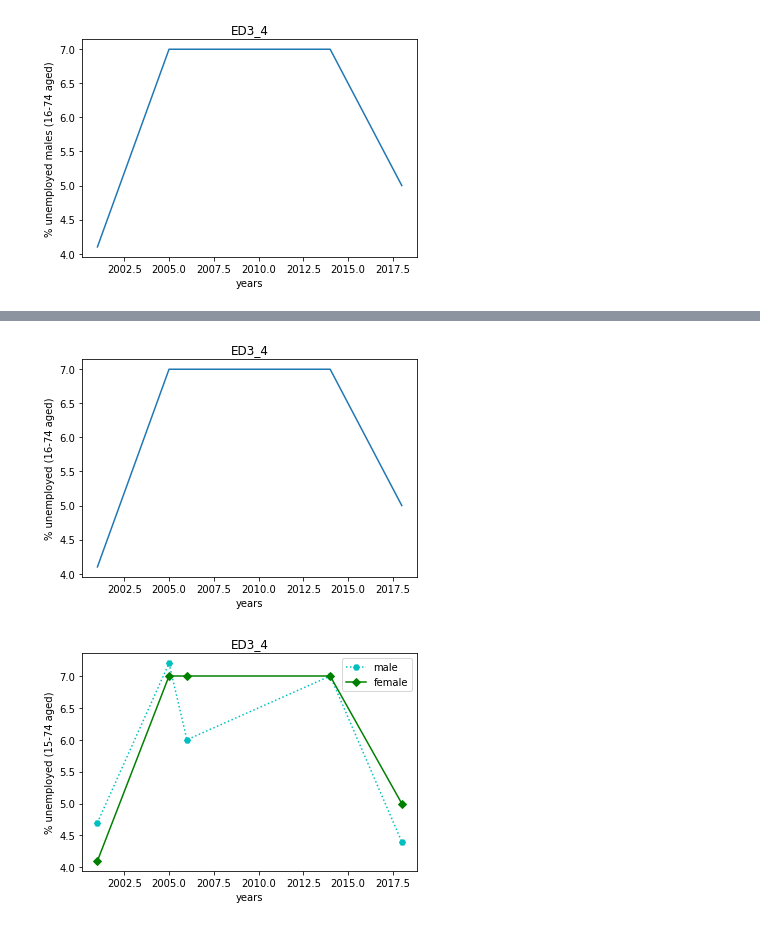
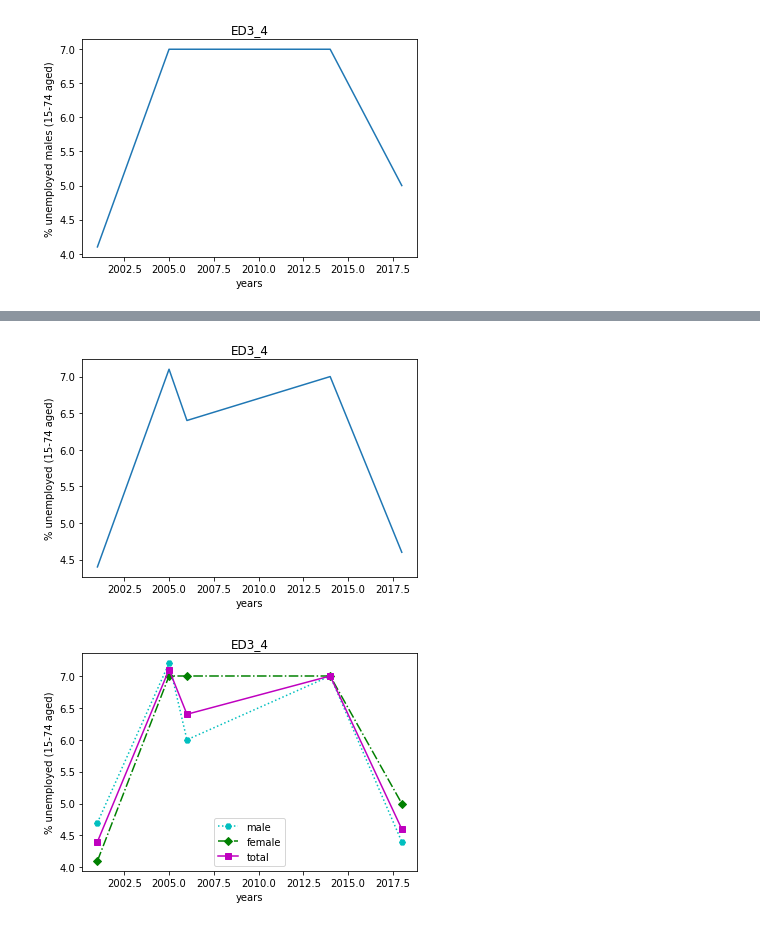
Before and after one commit to erocookv5/firstPython, a Jupyter notebook: unemployment/20200401.ipynb, the cells around one changed output, grey strips where cells are left out. Saved outputs shown, nothing was run; the diff lists cells and outputs as text; code cells hidden in the pictures.

Commit message:
Fixed swedish case

```diff
--- a/unemployment/20200401.ipynb
+++ b/unemployment/20200401.ipynb
@@ -3,8 +3,8 @@ import pandas as pd
 from matplotlib import pyplot as plt
 
 # taken from here: https://data.europa.eu/euodp/en/data/dataset/jrc-10113-rio_unemp_edlevel
-data = pd.read_csv("/home/matteo/mypython/RIO_UNEMP_EDLEVEL-data.csv")
-metadata = pd.read_csv("/home/matteo/mypython/RIO_UNEMP_EDLEVEL-meta.csv")
+data = pd.read_csv("/home/matteo/mypython/unemployment/RIO_UNEMP_EDLEVEL-data.csv")
+metadata = pd.read_csv("/home/matteo/mypython/unemployment/RIO_UNEMP_EDLEVEL-meta.csv")
 dataset = data[["GEO_DESC", "TIME_PERIOD", "SEX", "SEX_DESC", "AGE", "OBS_STATUS", "OBS_STATUS_DESC", "OBS_VALUE", "ISCED11"]]
 dt = dataset[dataset.OBS_STATUS.notnull()]
 dt
@@ -71,8 +71,8 @@ swedenF
 | 400 | Sweden | 2014 | F | Females | Y15-74 | b | break in time series | 7.0 | ED3_4 |
 | 6551 | Sweden | 2018 | F | Females | Y15-74 | b | break in time series | 5.0 | ED3_4 |
 # %%
-xf = sweden.TIME_PERIOD
-yf = sweden.OBS_VALUE
+xf = swedenF.TIME_PERIOD
+yf = swedenF.OBS_VALUE
 plt.figure()
 plt.plot(xf, yf)
 plt.title("ED3_4")
@@ -98,8 +98,8 @@ swedenT
 | 4120 | Sweden | 2014 | T | Total | Y15-74 | b | break in time series | 7.0 | ED3_4 |
 | 6541 | Sweden | 2018 | T | Total | Y15-74 | b | break in time series | 4.6 | ED3_4 |
 # %%
-xt = sweden.TIME_PERIOD
-yt = sweden.OBS_VALUE
+xt = swedenT.TIME_PERIOD
+yt = swedenT.OBS_VALUE
 plt.figure()
 plt.plot(xt, yt)
 plt.title("ED3_4")
@@ -107,16 +107,16 @@ plt.xlabel("years")
 plt.ylabel("% unemployed (15-74 aged)")
 plt.show()
 # %% [output]
-[figure, old version]
+[figure, new version]
 # %%
-# As you can see, T and F cases are identical. Let's skip T and let's compare M and F cases at once.
 plt.figure()
 plt.plot(xm, ym, "c:H")
-plt.plot(xf, yf, "g-D")
+plt.plot(xf, yf, "g-.D")
+plt.plot(xt, yt, "m-s")
 plt.title("ED3_4")
 plt.xlabel("years")
 plt.ylabel("% unemployed (15-74 aged)")
-plt.legend(["male", "female"])
+plt.legend(["male", "female", "total"])
 plt.show()
 # %% [output]
-[figure, old version]
+[figure, new version]
```
